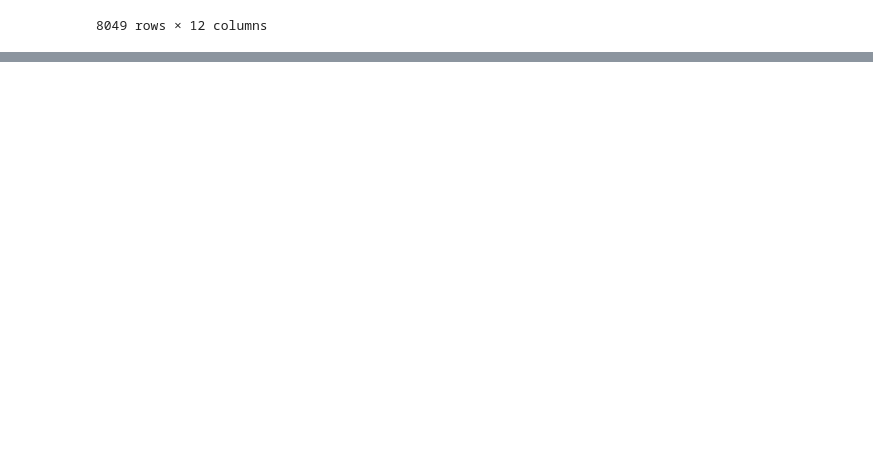
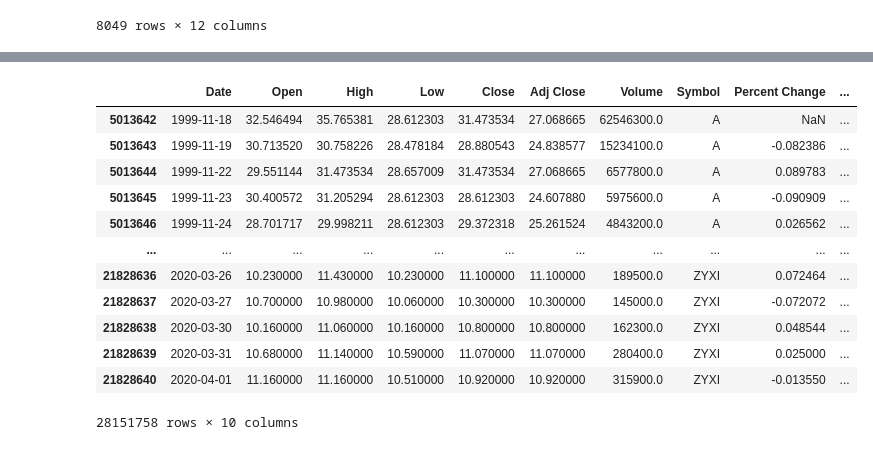
Before and after one commit to york-june-ets/gsharrow-market-etl, a Jupyter notebook: Gsharrow-market-etl.ipynb, the cells around one changed output, grey strips where cells are left out. Cells and saved outputs as stored; diff of their text form; code cells hidden in the pictures; blank space fills up the shorter version.

```diff
--- a/Gsharrow-market-etl.ipynb
+++ b/Gsharrow-market-etl.ipynb
@@ -20,0 +84,16 @@ symbols_valid_meta
+# %%
+folder_path = "/Users/yorkmacbook064/Downloads/markets/etfs"
+
+csv_files = glob.glob(os.path.join(folder_path, "*.csv"))
+
+all_data = []
+
+for file in csv_files:
+    etf_name = os.path.splitext(os.path.basename(file))[0]
+    df = pd.read_csv(file)
+    df["Symbol"] = etf_name
+    all_data.append(df)
+
+etf_df = pd.concat(all_data, ignore_index=True)
+
+print(etf_df.head())
@@ -20,0 +107,5 @@ symbols_valid_meta
+# %%
+daily_prices = pd.concat([etf_df, stock_df], ignore_index=True)
+daily_prices['Date'] = pd.to_datetime(daily_prices['Date'])
+daily_prices.sort_values(by=['Symbol','Date'], inplace=True)
+daily_prices
@@ -20,0 +126,5 @@ symbols_valid_meta
+# %%
+# part 5.a
+
+daily_prices['Percent Change'] = daily_prices.groupby('Symbol')['Adj Close'].pct_change()
+daily_prices
@@ -20,0 +145,20 @@ symbols_valid_meta
+# %%
+# part 5.b
+
+daily_prices['Daily Return'] = daily_prices.groupby('Symbol')['Adj Close'].shift(1) * daily_prices['Percent Change']
+daily_prices['Daily Return'] = daily_prices['Daily Return'].round(2)
+daily_prices
+# %% [output]
+|  | Date | Open | High | Low | Close | Adj Close | Volume | Symbol | Percent Change | ... |
+| 5013642 | 1999-11-18 | 32.546494 | 35.765381 | 28.612303 | 31.473534 | 27.068665 | 62546300.0 | A | NaN | ... |
+| 5013643 | 1999-11-19 | 30.713520 | 30.758226 | 28.478184 | 28.880543 | 24.838577 | 15234100.0 | A | -0.082386 | ... |
+| 5013644 | 1999-11-22 | 29.551144 | 31.473534 | 28.657009 | 31.473534 | 27.068665 | 6577800.0 | A | 0.089783 | ... |
+| 5013645 | 1999-11-23 | 30.400572 | 31.205294 | 28.612303 | 28.612303 | 24.607880 | 5975600.0 | A | -0.090909 | ... |
+| 5013646 | 1999-11-24 | 28.701717 | 29.998211 | 28.612303 | 29.372318 | 25.261524 | 4843200.0 | A | 0.026562 | ... |
+| ... | ... | ... | ... | ... | ... | ... | ... | ... | ... | ... |
+| 21828636 | 2020-03-26 | 10.230000 | 11.430000 | 10.230000 | 11.100000 | 11.100000 | 189500.0 | ZYXI | 0.072464 | ... |
+| 21828637 | 2020-03-27 | 10.700000 | 10.980000 | 10.060000 | 10.300000 | 10.300000 | 145000.0 | ZYXI | -0.072072 | ... |
+| 21828638 | 2020-03-30 | 10.160000 | 11.060000 | 10.160000 | 10.800000 | 10.800000 | 162300.0 | ZYXI | 0.048544 | ... |
+| 21828639 | 2020-03-31 | 10.680000 | 11.140000 | 10.590000 | 11.070000 | 11.070000 | 280400.0 | ZYXI | 0.025000 | ... |
+| 21828640 | 2020-04-01 | 11.160000 | 11.160000 | 10.510000 | 10.920000 | 10.920000 | 315900.0 | ZYXI | -0.013550 | ... |
+28151758 rows × 10 columns
```
Also changed, not shown: parts of 34 cells of this notebook, 1 other file.
